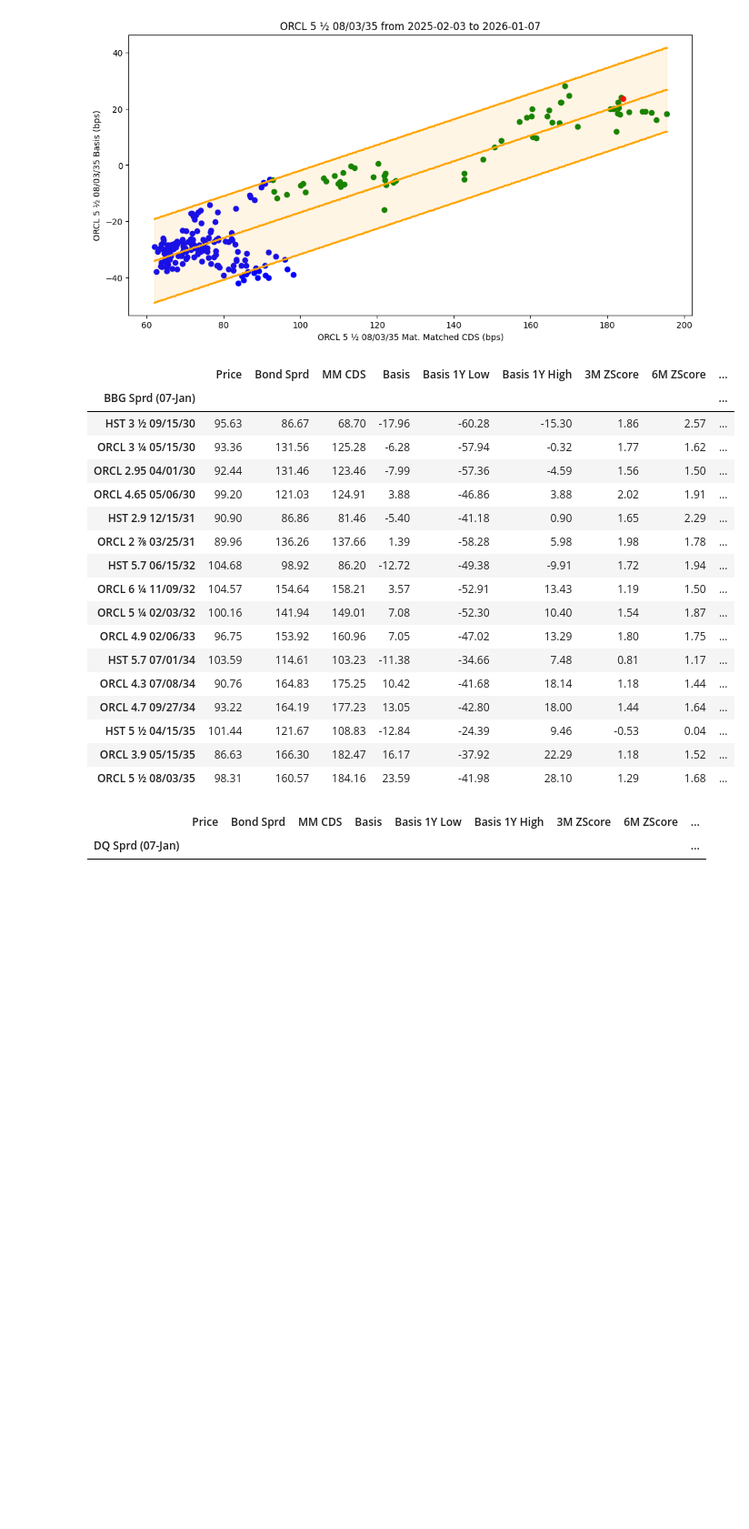
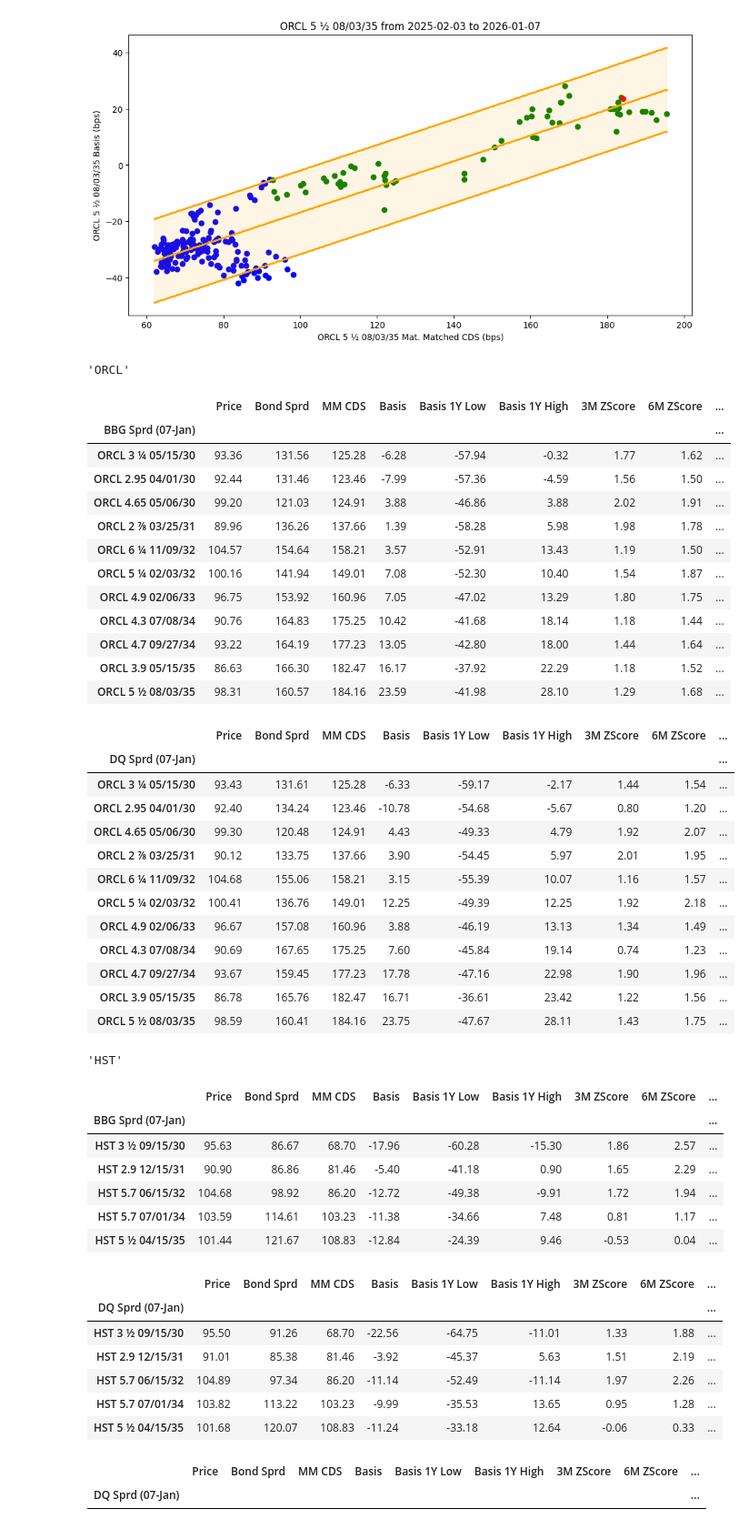
Before and after one commit to vasusharmaiiicm/53A.-HY-Bonds-Basis-Email, a Jupyter notebook: Part B14.ipynb, the cells around one changed output. Shown at 91% size. Cells and saved outputs as stored; diff of their text form; code cells hidden in the pictures; blank space fills up the shorter version.

```diff
--- a/Part B14.ipynb
+++ b/Part B14.ipynb
@@ -1118,47 +1118,74 @@ for source in ['BBG', 'DQ']:
         all_z_df = pd.concat([all_z_df , x])
 
     max_1y = pd.DataFrame(df2_basis.iloc[-12*22:,:].max()).T
     max_1y.index = [f'Basis 1Y High']
     min_1y = pd.DataFrame(df2_basis.iloc[-12*22:,:].min()).T
     min_1y.index = [f'Basis 1Y Low']
 
     all_z_df = pd.concat([all_z_df , max_1y, min_1y])
     all_z_df = all_z_df.T
     all_z_df = all_z_df.reset_index()
 
     df3 = df2a[['ISIN','CUSIP', 'Name', f'Mat_Matched_CDS_{max_dt}', f'{source}_Sprd_{max_dt}',
                 f'{source}_PX_{max_dt}', f'{source}_Basis_{max_dt}']].copy()
     df3 = pd.merge(left = df3, right = all_z_df, on='CUSIP', how='outer').drop(['ISIN','CUSIP'], axis=1).set_index('Name')
     df3.columns = df3.columns.str.replace(f'_{max_dt}',"").str.replace(source+"_","")
     df3 = df3[['PX','Sprd','Mat_Matched_CDS','Basis','Basis 1Y Low','Basis 1Y High','ZScore_3M','ZScore_6M','ZScore_12M']].copy()
     df3.columns = ['Price','Bond Sprd','MM CDS','Basis','Basis 1Y Low','Basis 1Y High','3M ZScore','6M ZScore','12M ZScore']
     df3['Mat'] = [eval(item.rsplit('/')[-1]) for item in df3.index]
     df3 = df3.sort_values(by='Mat').drop('Mat',axis=1)
     df3 = round(df3,2)
     df3.index.name = f'{source} Sprd ({pd.to_datetime(max_dt).strftime("%d-%b")})'
     if source == 'BBG':
         bbg = df3.copy()
     else:
         dq = df3.copy()
 
 for issuer in issuers:
+    display(issuer)
+    display(bbg[[True if item.split(' ')[0] == issuer else False for item in bbg.index]])
+    display(dq[[True if item.split(' ')[0] == issuer else False for item in dq.index]])
 # %% [output]
+'ORCL'
 |  | Price | Bond Sprd | MM CDS | Basis | Basis 1Y Low | Basis 1Y High | 3M ZScore | 6M ZScore | ... |
 | BBG Sprd (07-Jan) |  |  |  |  |  |  |  |  | ... |
-| HST 3 ½ 09/15/30 | 95.63 | 86.67 | 68.70 | -17.96 | -60.28 | -15.30 | 1.86 | 2.57 | ... |
 | ORCL 3 ¼ 05/15/30 | 93.36 | 131.56 | 125.28 | -6.28 | -57.94 | -0.32 | 1.77 | 1.62 | ... |
 | ORCL 2.95 04/01/30 | 92.44 | 131.46 | 123.46 | -7.99 | -57.36 | -4.59 | 1.56 | 1.50 | ... |
 | ORCL 4.65 05/06/30 | 99.20 | 121.03 | 124.91 | 3.88 | -46.86 | 3.88 | 2.02 | 1.91 | ... |
-| HST 2.9 12/15/31 | 90.90 | 86.86 | 81.46 | -5.40 | -41.18 | 0.90 | 1.65 | 2.29 | ... |
 | ORCL 2 ⅞ 03/25/31 | 89.96 | 136.26 | 137.66 | 1.39 | -58.28 | 5.98 | 1.98 | 1.78 | ... |
-| HST 5.7 06/15/32 | 104.68 | 98.92 | 86.20 | -12.72 | -49.38 | -9.91 | 1.72 | 1.94 | ... |
 | ORCL 6 ¼ 11/09/32 | 104.57 | 154.64 | 158.21 | 3.57 | -52.91 | 13.43 | 1.19 | 1.50 | ... |
 | ORCL 5 ¼ 02/03/32 | 100.16 | 141.94 | 149.01 | 7.08 | -52.30 | 10.40 | 1.54 | 1.87 | ... |
 | ORCL 4.9 02/06/33 | 96.75 | 153.92 | 160.96 | 7.05 | -47.02 | 13.29 | 1.80 | 1.75 | ... |
-| HST 5.7 07/01/34 | 103.59 | 114.61 | 103.23 | -11.38 | -34.66 | 7.48 | 0.81 | 1.17 | ... |
 | ORCL 4.3 07/08/34 | 90.76 | 164.83 | 175.25 | 10.42 | -41.68 | 18.14 | 1.18 | 1.44 | ... |
 | ORCL 4.7 09/27/34 | 93.22 | 164.19 | 177.23 | 13.05 | -42.80 | 18.00 | 1.44 | 1.64 | ... |
-| HST 5 ½ 04/15/35 | 101.44 | 121.67 | 108.83 | -12.84 | -24.39 | 9.46 | -0.53 | 0.04 | ... |
 | ORCL 3.9 05/15/35 | 86.63 | 166.30 | 182.47 | 16.17 | -37.92 | 22.29 | 1.18 | 1.52 | ... |
 | ORCL 5 ½ 08/03/35 | 98.31 | 160.57 | 184.16 | 23.59 | -41.98 | 28.10 | 1.29 | 1.68 | ... |
+|  | Price | Bond Sprd | MM CDS | Basis | Basis 1Y Low | Basis 1Y High | 3M ZScore | 6M ZScore | ... |
+| DQ Sprd (07-Jan) |  |  |  |  |  |  |  |  | ... |
+| ORCL 3 ¼ 05/15/30 | 93.43 | 131.61 | 125.28 | -6.33 | -59.17 | -2.17 | 1.44 | 1.54 | ... |
+| ORCL 2.95 04/01/30 | 92.40 | 134.24 | 123.46 | -10.78 | -54.68 | -5.67 | 0.80 | 1.20 | ... |
+| ORCL 4.65 05/06/30 | 99.30 | 120.48 | 124.91 | 4.43 | -49.33 | 4.79 | 1.92 | 2.07 | ... |
+| ORCL 2 ⅞ 03/25/31 | 90.12 | 133.75 | 137.66 | 3.90 | -54.45 | 5.97 | 2.01 | 1.95 | ... |
+| ORCL 6 ¼ 11/09/32 | 104.68 | 155.06 | 158.21 | 3.15 | -55.39 | 10.07 | 1.16 | 1.57 | ... |
+| ORCL 5 ¼ 02/03/32 | 100.41 | 136.76 | 149.01 | 12.25 | -49.39 | 12.25 | 1.92 | 2.18 | ... |
+| ORCL 4.9 02/06/33 | 96.67 | 157.08 | 160.96 | 3.88 | -46.19 | 13.13 | 1.34 | 1.49 | ... |
+| ORCL 4.3 07/08/34 | 90.69 | 167.65 | 175.25 | 7.60 | -45.84 | 19.14 | 0.74 | 1.23 | ... |
+| ORCL 4.7 09/27/34 | 93.67 | 159.45 | 177.23 | 17.78 | -47.16 | 22.98 | 1.90 | 1.96 | ... |
+| ORCL 3.9 05/15/35 | 86.78 | 165.76 | 182.47 | 16.71 | -36.61 | 23.42 | 1.22 | 1.56 | ... |
+| ORCL 5 ½ 08/03/35 | 98.59 | 160.41 | 184.16 | 23.75 | -47.67 | 28.11 | 1.43 | 1.75 | ... |
+'HST'
+|  | Price | Bond Sprd | MM CDS | Basis | Basis 1Y Low | Basis 1Y High | 3M ZScore | 6M ZScore | ... |
+| BBG Sprd (07-Jan) |  |  |  |  |  |  |  |  | ... |
+| HST 3 ½ 09/15/30 | 95.63 | 86.67 | 68.70 | -17.96 | -60.28 | -15.30 | 1.86 | 2.57 | ... |
+| HST 2.9 12/15/31 | 90.90 | 86.86 | 81.46 | -5.40 | -41.18 | 0.90 | 1.65 | 2.29 | ... |
+| HST 5.7 06/15/32 | 104.68 | 98.92 | 86.20 | -12.72 | -49.38 | -9.91 | 1.72 | 1.94 | ... |
+| HST 5.7 07/01/34 | 103.59 | 114.61 | 103.23 | -11.38 | -34.66 | 7.48 | 0.81 | 1.17 | ... |
+| HST 5 ½ 04/15/35 | 101.44 | 121.67 | 108.83 | -12.84 | -24.39 | 9.46 | -0.53 | 0.04 | ... |
+|  | Price | Bond Sprd | MM CDS | Basis | Basis 1Y Low | Basis 1Y High | 3M ZScore | 6M ZScore | ... |
+| DQ Sprd (07-Jan) |  |  |  |  |  |  |  |  | ... |
+| HST 3 ½ 09/15/30 | 95.50 | 91.26 | 68.70 | -22.56 | -64.75 | -11.01 | 1.33 | 1.88 | ... |
+| HST 2.9 12/15/31 | 91.01 | 85.38 | 81.46 | -3.92 | -45.37 | 5.63 | 1.51 | 2.19 | ... |
+| HST 5.7 06/15/32 | 104.89 | 97.34 | 86.20 | -11.14 | -52.49 | -11.14 | 1.97 | 2.26 | ... |
+| HST 5.7 07/01/34 | 103.82 | 113.22 | 103.23 | -9.99 | -35.53 | 13.65 | 0.95 | 1.28 | ... |
+| HST 5 ½ 04/15/35 | 101.68 | 120.07 | 108.83 | -11.24 | -33.18 | 12.64 | -0.06 | 0.33 | ... |
 # %%
```
Also changed, not shown: parts of 1 cell of this notebook.
